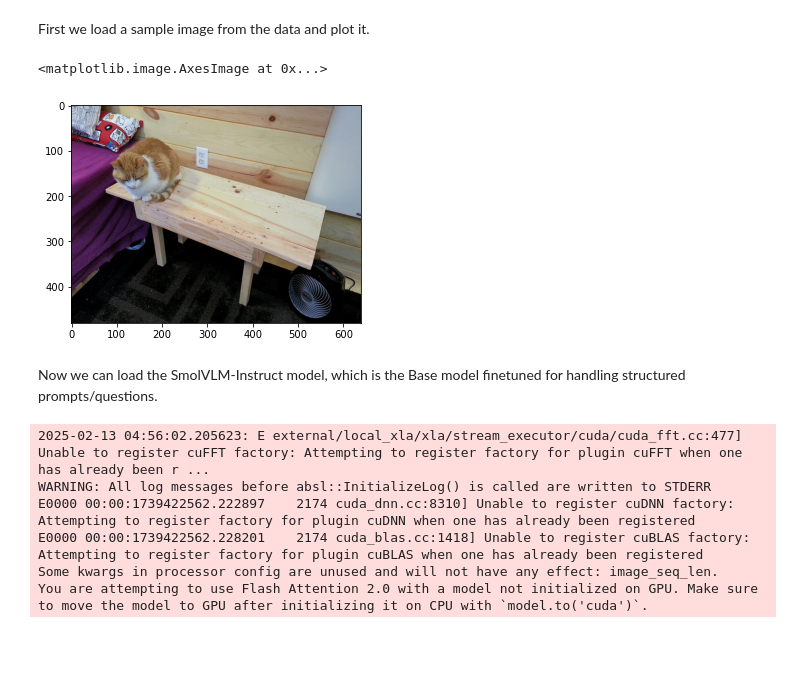
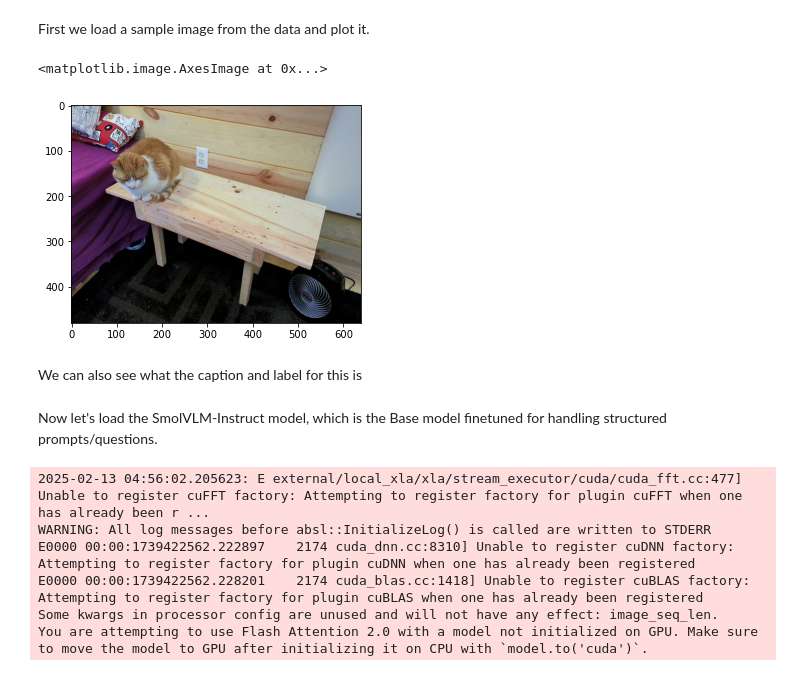
Before and after one commit to bharathsivaram10/SmolVLM-VSR, a Jupyter notebook: VSRBook.ipynb, the cells around one changed output. Saved outputs shown, nothing was run; the diff lists cells and outputs as text; code cells hidden in the pictures; blank space fills up the shorter version.

```diff
--- a/VSRBook.ipynb
+++ b/VSRBook.ipynb
@@ -2,14 +25,12 @@
 ## Testing out performance pre fine-tuning
 # %% [markdown]
 First we load a sample image from the data and plot it.
-# %%
-from PIL import Image
-from transformers.image_utils import load_image
-import matplotlib.pyplot as plt
-import numpy as np
-
-image1 = load_image("visual-spatial-reasoning/images/000000262118.jpg")
-plt.imshow(image1)
-# %% [output]
-<matplotlib.image.AxesImage at 0x...>
-[figure, removed]
+# %%
+img_path = os.path.join("visual-spatial-reasoning/images", train_ds[2]["image"])
+img = load_image(img_path)
+plt.imshow(img)
+# %% [output]
+<matplotlib.image.AxesImage at 0x...>
+[figure, added]
+# %% [markdown]
+We can also see what the caption and label for this is
@@ -16,3 +43,3 @@ plt.imshow(image1)
 # %% [markdown]
-Now we can load the SmolVLM-Instruct model, which is the Base model finetuned for handling structured prompts/questions.
+Now let's load the SmolVLM-Instruct model, which is the Base model finetuned for handling structured prompts/questions.
 # %%
```
Also changed, not shown: parts of 22 cells of this notebook.
